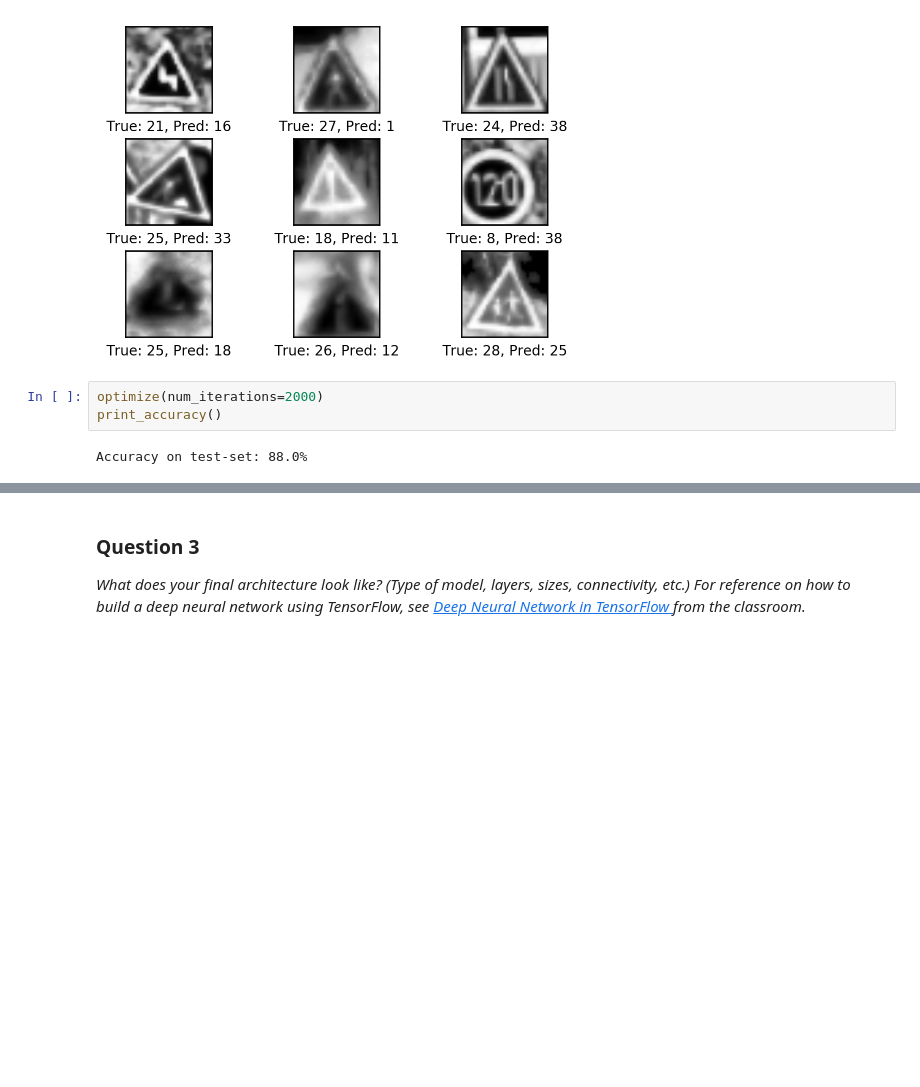
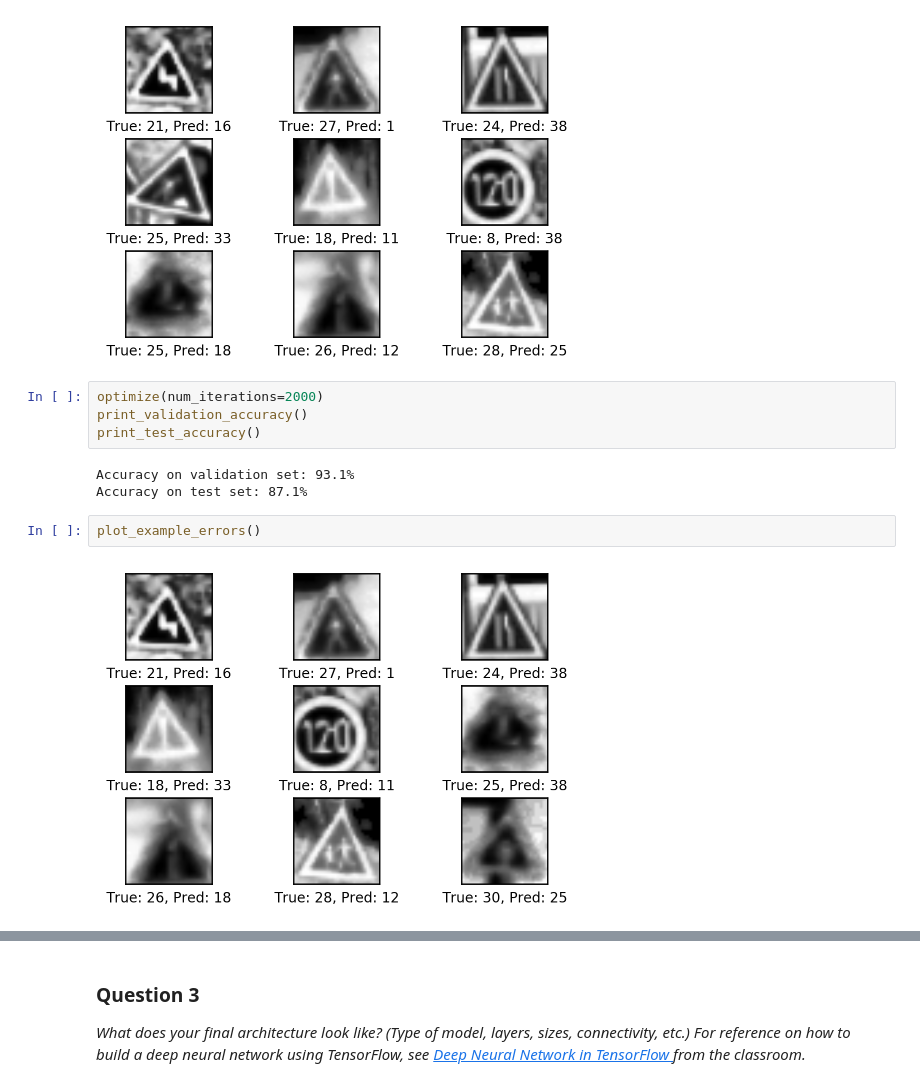
Before and after one commit to avidalh/Udacity-CarND-P2, a Jupyter notebook: Traffic_Signs_Recognition.ipynb, the cells around one changed output, grey strips where cells are left out. Cells and saved outputs as stored; diff of their text form; blank space fills up the shorter version.

```diff
--- a/Traffic_Signs_Recognition.ipynb
+++ b/Traffic_Signs_Recognition.ipynb
@@ -693,9 +720,15 @@ plot_example_errors()
 [figure]
 # %%
 optimize(num_iterations=2000)
-print_accuracy()
+print_validation_accuracy()
+print_test_accuracy()
 # %% [output]
-Accuracy on test-set: 88.0%
+Accuracy on validation set: 93.1%
+Accuracy on test set: 87.1%
+# %%
+plot_example_errors()
+# %% [output]
+[figure, added]
 # %%
 plot_weights()
 # %% [output]
```
Also changed, not shown: parts of 16 cells of this notebook.
